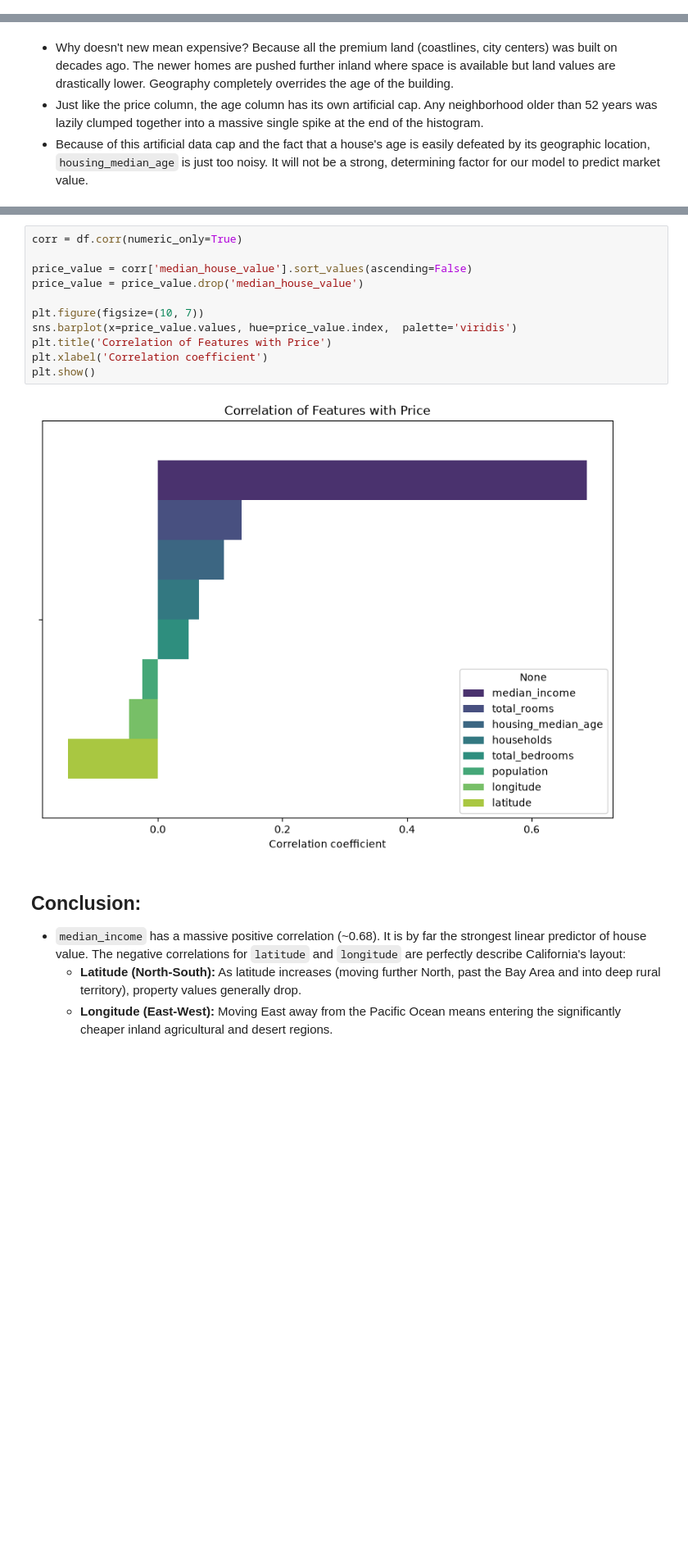
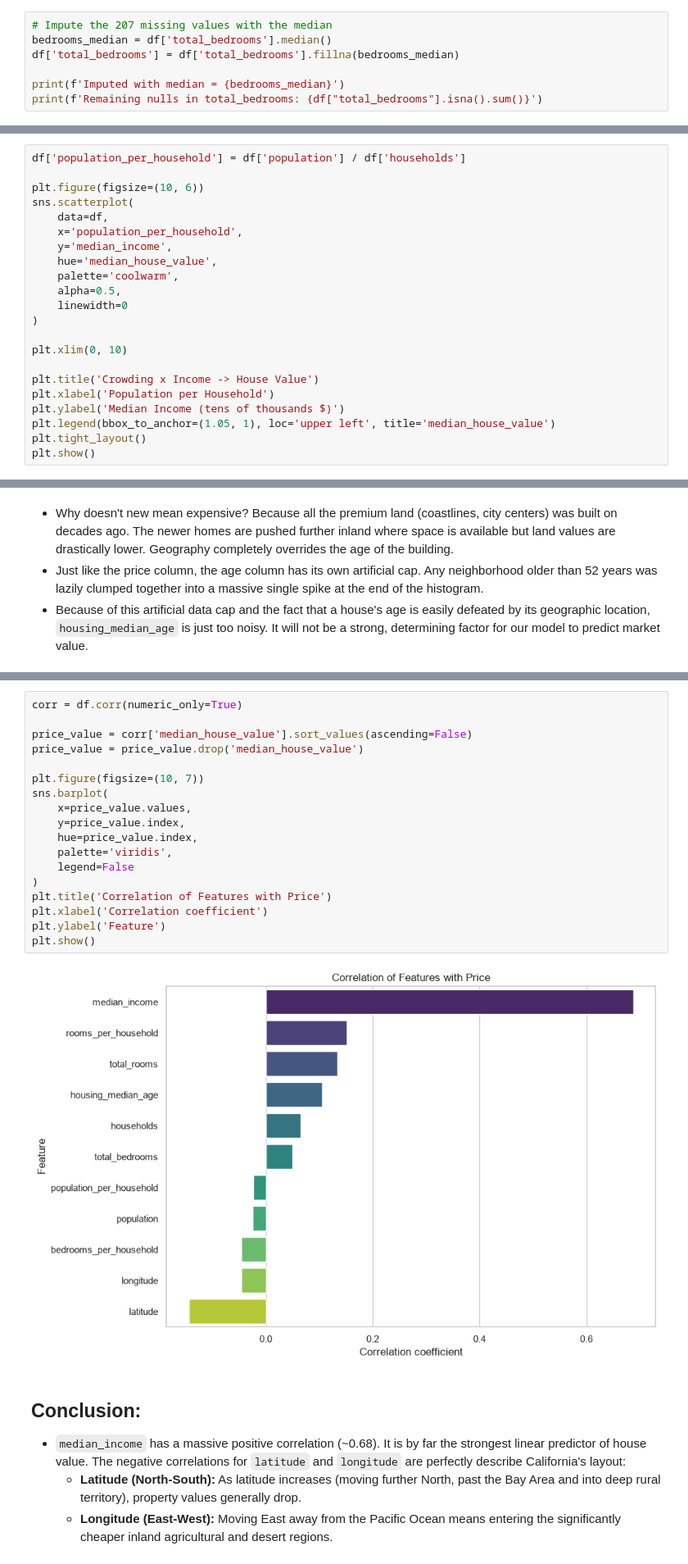
Before and after one commit to kovexison/Practica-AI, a Jupyter notebook: 01-ML-Regression/house_pricing.ipynb, the cells around one changed output, grey strips where cells are left out. Shown at 82% size. Cells and saved outputs as stored; diff of their text form; blank space fills up the shorter version.

Commit message:
House pricing finish

```diff
--- a/01-ML-Regression/house_pricing.ipynb
+++ b/01-ML-Regression/house_pricing.ipynb
@@ -105,0 +160,7 @@ dtype: float64
+# %%
+# Impute the 207 missing values with the median
+bedrooms_median = df['total_bedrooms'].median()
+df['total_bedrooms'] = df['total_bedrooms'].fillna(bedrooms_median)
+
+print(f'Imputed with median = {bedrooms_median}')
+print(f'Remaining nulls in total_bedrooms: {df["total_bedrooms"].isna().sum()}')
@@ -262,0 +359,22 @@ plt.show()
+# %%
+df['population_per_household'] = df['population'] / df['households']
+
+plt.figure(figsize=(10, 6))
+sns.scatterplot(
+    data=df,
+    x='population_per_household',
+    y='median_income',
+    hue='median_house_value',
+    palette='coolwarm',
+    alpha=0.5,
+    linewidth=0
+)
+
+plt.xlim(0, 10)
+
+plt.title('Crowding x Income -> House Value')
+plt.xlabel('Population per Household')
+plt.ylabel('Median Income (tens of thousands $)')
+plt.legend(bbox_to_anchor=(1.05, 1), loc='upper left', title='median_house_value')
+plt.tight_layout()
+plt.show()
@@ -357,16 +483,23 @@ plt.show()
 # %%
 corr = df.corr(numeric_only=True)
 
 price_value = corr['median_house_value'].sort_values(ascending=False)
 price_value = price_value.drop('median_house_value')
 
 plt.figure(figsize=(10, 7))
-sns.barplot(x=price_value.values, hue=price_value.index,  palette='viridis')
+sns.barplot(
+    x=price_value.values,
+    y=price_value.index,
+    hue=price_value.index,
+    palette='viridis',
+    legend=False
+)
 plt.title('Correlation of Features with Price')
 plt.xlabel('Correlation coefficient')
+plt.ylabel('Feature')
 plt.show()
 # %% [output]
-[figure, old version]
+[figure, new version]
 # %% [markdown]
 ## Conclusion:
 
```
Also changed, not shown: parts of 27 cells of this notebook, 3 other files.
